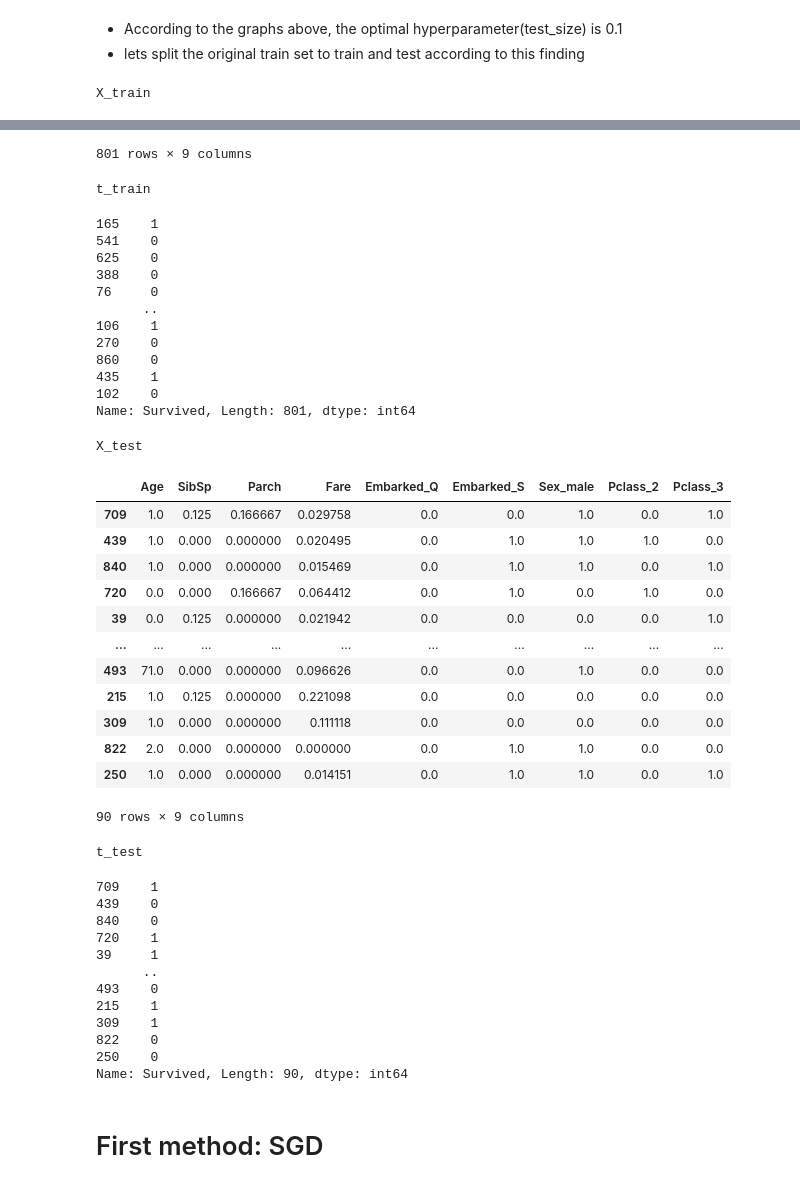
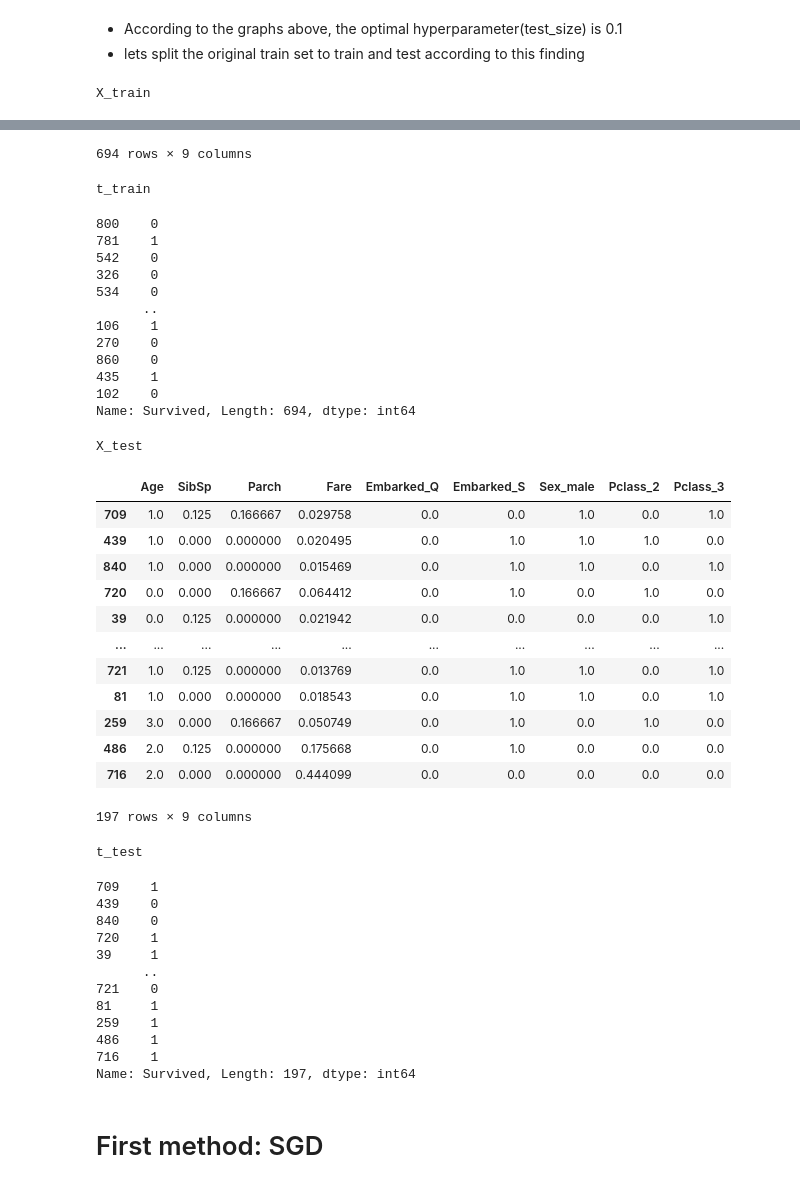
Before and after one commit to DorFerenc/Kaggle-ML-course, a Jupyter notebook: titanic-log.ipynb, the cells around one changed output, grey strips where cells are left out. Drawn from its saved outputs; the diff is of its cells as text; code cells hidden in the pictures.

```diff
--- a/titanic-log.ipynb
+++ b/titanic-log.ipynb
@@ -969,7 +969,7 @@ plot_score_and_loss_by_split(X, t)
 # %%
 # split the data to train and validation
 X_train, X_test, t_train, t_test = sklearn.model_selection.train_test_split(
-    X, t, test_size=0.1, random_state=42)
+    X, t, test_size=0.22, random_state=42)
 print('X_train')
 display(X_train)
 print()
@@ -992,37 +992,37 @@ X_train
 | ... | ... | ... | ... | ... | ... | ... | ... | ... | ... |
 | 106 | 1.0 | 0.000 | 0.000000 | 0.014932 | 0.0 | 1.0 | 0.0 | 0.0 | 1.0 |
 | 270 | 1.0 | 0.000 | 0.000000 | 0.060508 | 0.0 | 1.0 | 1.0 | 0.0 | 0.0 |
 | 860 | 2.0 | 0.250 | 0.000000 | 0.027538 | 0.0 | 1.0 | 1.0 | 0.0 | 1.0 |
 | 435 | 0.0 | 0.125 | 0.333333 | 0.234224 | 0.0 | 1.0 | 0.0 | 0.0 | 0.0 |
 | 102 | 1.0 | 0.000 | 0.166667 | 0.150855 | 0.0 | 1.0 | 1.0 | 0.0 | 0.0 |
-801 rows × 9 columns
+694 rows × 9 columns
 t_train
-165    1
-541    0
-625    0
-388    0
-76     0
+800    0
+781    1
+542    0
+326    0
+534    0
       ..
 106    1
 270    0
 860    0
 435    1
 102    0
-Name: Survived, Length: 801, dtype: int64
+Name: Survived, Length: 694, dtype: int64
 X_test
 |  | Age | SibSp | Parch | Fare | Embarked_Q | Embarked_S | Sex_male | Pclass_2 | Pclass_3 |
 | 709 | 1.0 | 0.125 | 0.166667 | 0.029758 | 0.0 | 0.0 | 1.0 | 0.0 | 1.0 |
 | 439 | 1.0 | 0.000 | 0.000000 | 0.020495 | 0.0 | 1.0 | 1.0 | 1.0 | 0.0 |
 | 840 | 1.0 | 0.000 | 0.000000 | 0.015469 | 0.0 | 1.0 | 1.0 | 0.0 | 1.0 |
 | 720 | 0.0 | 0.000 | 0.166667 | 0.064412 | 0.0 | 1.0 | 0.0 | 1.0 | 0.0 |
 | 39 | 0.0 | 0.125 | 0.000000 | 0.021942 | 0.0 | 0.0 | 0.0 | 0.0 | 1.0 |
 | ... | ... | ... | ... | ... | ... | ... | ... | ... | ... |
-| 493 | 71.0 | 0.000 | 0.000000 | 0.096626 | 0.0 | 0.0 | 1.0 | 0.0 | 0.0 |
-| 215 | 1.0 | 0.125 | 0.000000 | 0.221098 | 0.0 | 0.0 | 0.0 | 0.0 | 0.0 |
-| 309 | 1.0 | 0.000 | 0.000000 | 0.111118 | 0.0 | 0.0 | 0.0 | 0.0 | 0.0 |
-| 822 | 2.0 | 0.000 | 0.000000 | 0.000000 | 0.0 | 1.0 | 1.0 | 0.0 | 0.0 |
-| 250 | 1.0 | 0.000 | 0.000000 | 0.014151 | 0.0 | 1.0 | 1.0 | 0.0 | 1.0 |
+| 721 | 1.0 | 0.125 | 0.000000 | 0.013769 | 0.0 | 1.0 | 1.0 | 0.0 | 1.0 |
+| 81 | 1.0 | 0.000 | 0.000000 | 0.018543 | 0.0 | 1.0 | 1.0 | 0.0 | 1.0 |
+| 259 | 3.0 | 0.000 | 0.166667 | 0.050749 | 0.0 | 1.0 | 0.0 | 1.0 | 0.0 |
+| 486 | 2.0 | 0.125 | 0.000000 | 0.175668 | 0.0 | 1.0 | 0.0 | 0.0 | 0.0 |
+| 716 | 2.0 | 0.000 | 0.000000 | 0.444099 | 0.0 | 0.0 | 0.0 | 0.0 | 0.0 |
-90 rows × 9 columns
+197 rows × 9 columns
 t_test
 709    1
 439    0
@@ -1030,12 +1030,12 @@ t_test
 720    1
 39     1
       ..
-493    0
-215    1
-309    1
-822    0
-250    0
-Name: Survived, Length: 90, dtype: int64
+721    0
+81     1
+259    1
+486    1
+716    1
+Name: Survived, Length: 197, dtype: int64
 # %% [markdown]
 # First method: SGD
 # %%
```
Also changed, not shown: parts of 6 cells of this notebook.
